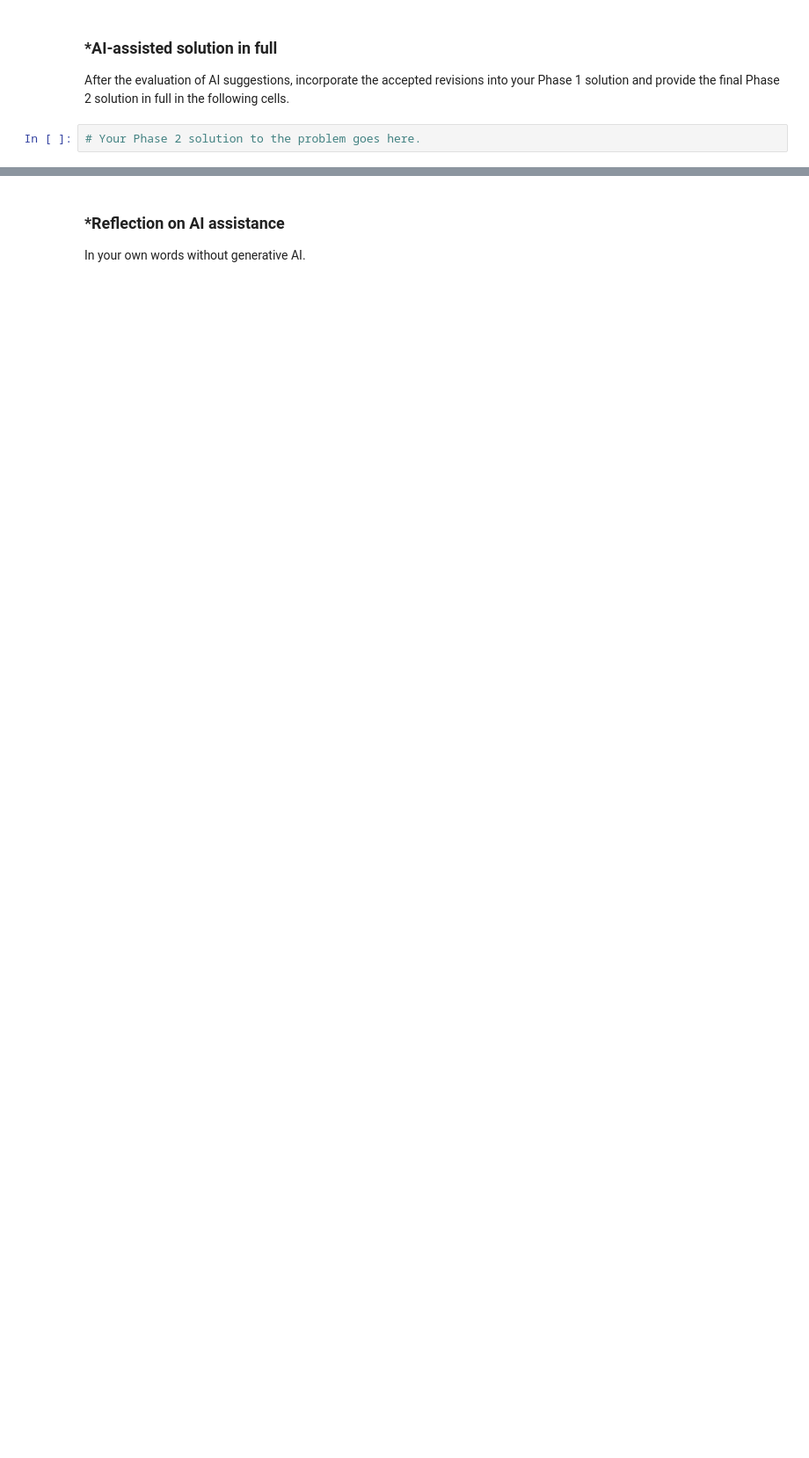
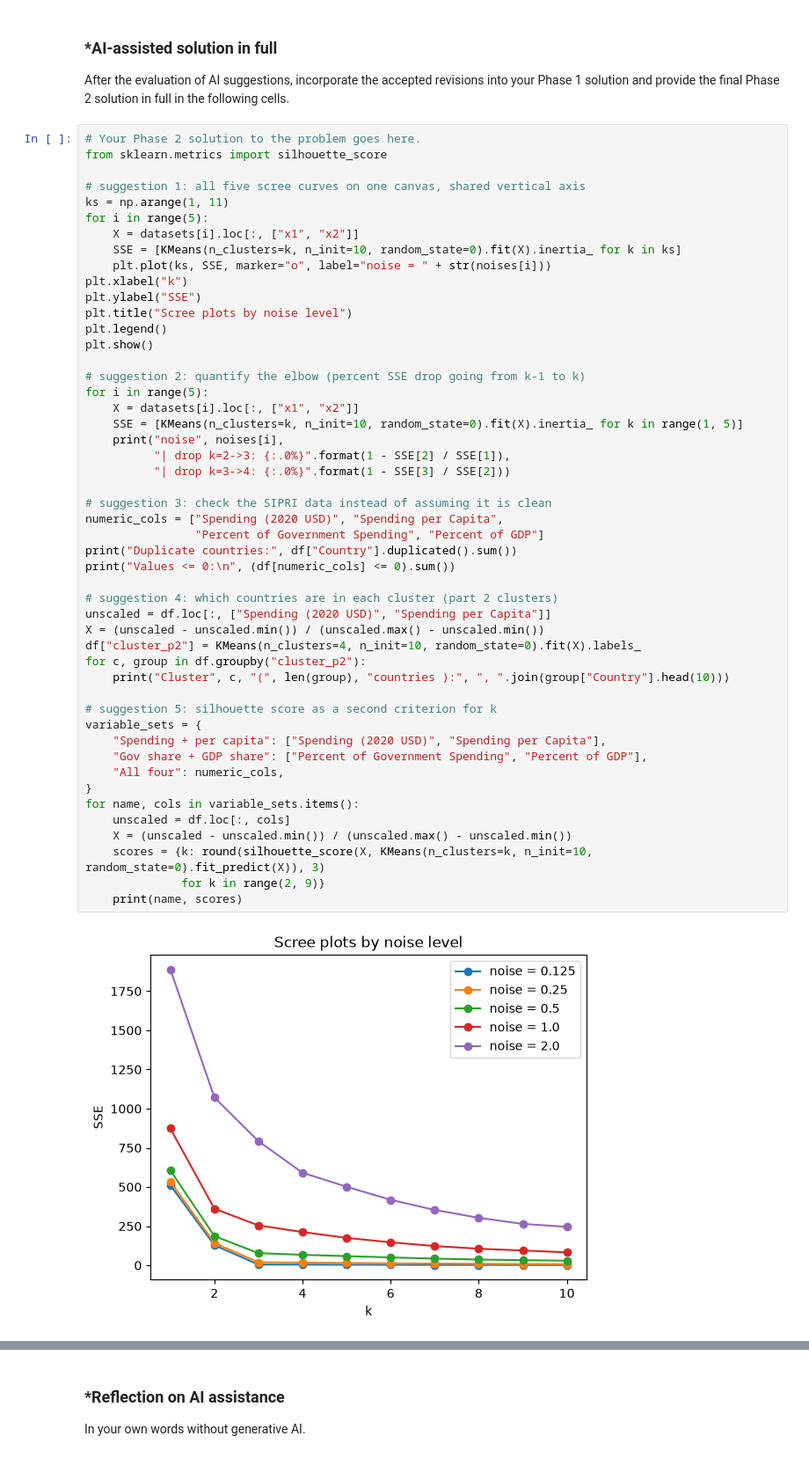
Before and after one commit to leejpatrick/A04-clustering, a Jupyter notebook: notebook.ipynb, the cells around one changed output, grey strips where cells are left out. Shown at 88% size. Cells and saved outputs as stored; diff of their text form; blank space fills up the shorter version.

```diff
--- a/notebook.ipynb
+++ b/notebook.ipynb
@@ -346,3 +354,52 @@ Keep Phase 1 frozen.
 After the evaluation of AI suggestions, incorporate the accepted revisions into your Phase 1 solution and provide the final Phase 2 solution in full in the following cells.
 # %%
 # Your Phase 2 solution to the problem goes here.
+from sklearn.metrics import silhouette_score
+
+# suggestion 1: all five scree curves on one canvas, shared vertical axis
+ks = np.arange(1, 11)
+for i in range(5):
+    X = datasets[i].loc[:, ["x1", "x2"]]
+    SSE = [KMeans(n_clusters=k, n_init=10, random_state=0).fit(X).inertia_ for k in ks]
+    plt.plot(ks, SSE, marker="o", label="noise = " + str(noises[i]))
+plt.xlabel("k")
+plt.ylabel("SSE")
+plt.title("Scree plots by noise level")
+plt.legend()
+plt.show()
+
+# suggestion 2: quantify the elbow (percent SSE drop going from k-1 to k)
+for i in range(5):
+    X = datasets[i].loc[:, ["x1", "x2"]]
+    SSE = [KMeans(n_clusters=k, n_init=10, random_state=0).fit(X).inertia_ for k in range(1, 5)]
+    print("noise", noises[i],
+          "| drop k=2->3: {:.0%}".format(1 - SSE[2] / SSE[1]),
+          "| drop k=3->4: {:.0%}".format(1 - SSE[3] / SSE[2]))
+
+# suggestion 3: check the SIPRI data instead of assuming it is clean
+numeric_cols = ["Spending (2020 USD)", "Spending per Capita",
+                "Percent of Government Spending", "Percent of GDP"]
+print("Duplicate countries:", df["Country"].duplicated().sum())
+print("Values <= 0:\n", (df[numeric_cols] <= 0).sum())
+
+# suggestion 4: which countries are in each cluster (part 2 clusters)
+unscaled = df.loc[:, ["Spending (2020 USD)", "Spending per Capita"]]
+X = (unscaled - unscaled.min()) / (unscaled.max() - unscaled.min())
+df["cluster_p2"] = KMeans(n_clusters=4, n_init=10, random_state=0).fit(X).labels_
+for c, group in df.groupby("cluster_p2"):
+    print("Cluster", c, "(", len(group), "countries ):", ", ".join(group["Country"].head(10)))
+
+# suggestion 5: silhouette score as a second criterion for k
+variable_sets = {
+    "Spending + per capita": ["Spending (2020 USD)", "Spending per Capita"],
+    "Gov share + GDP share": ["Percent of Government Spending", "Percent of GDP"],
+    "All four": numeric_cols,
+}
+for name, cols in variable_sets.items():
+    unscaled = df.loc[:, cols]
+    X = (unscaled - unscaled.min()) / (unscaled.max() - unscaled.min())
+    scores = {k: round(silhouette_score(X, KMeans(n_clusters=k, n_init=10, random_state=0).fit_predict(X)), 3)
+              for k in range(2, 9)}
+    print(name, scores)
+# %% [output]
+[figure, added]
```
Also changed, not shown: parts of 7 cells of this notebook.
